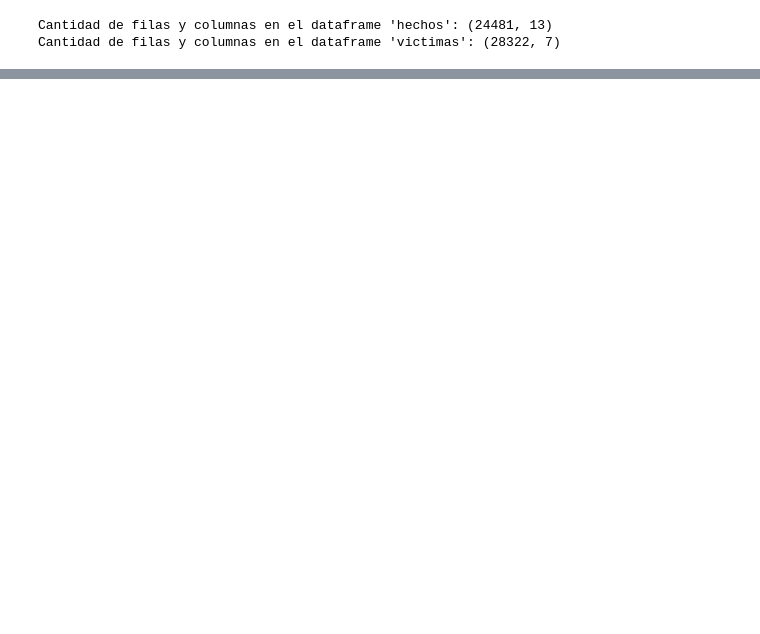
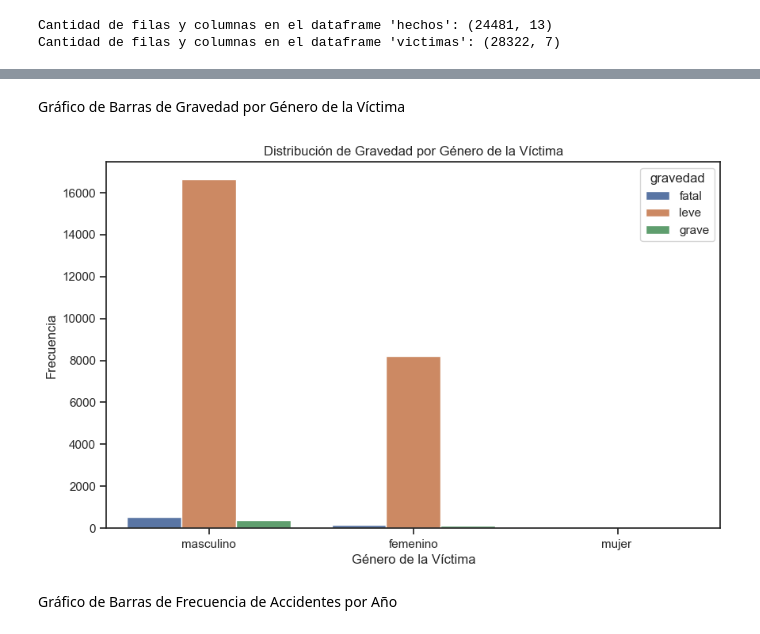
Before and after one commit to KGSanchezM/Siniestros-Viales, a Jupyter notebook: Notebooks/EDA.ipynb, the cells around one changed output, grey strips where cells are left out. Cells and saved outputs as stored; diff of their text form; code cells hidden in the pictures; blank space fills up the shorter version.

```diff
--- a/Notebooks/EDA.ipynb
+++ b/Notebooks/EDA.ipynb
@@ -154,0 +362,14 @@ Cantidad de filas y columnas en el dataframe 'victimas': (28322, 7)
+# %% [markdown]
+Gráfico de Barras de Gravedad por Género de la Víctima
+# %%
+# Crear gráfico de barras apiladas
+plt.figure(figsize=(10, 6))
+sns.countplot(x='sexo_victima', hue='gravedad', data=victimas)
+plt.title('Distribución de Gravedad por Género de la Víctima')
+plt.xlabel('Género de la Víctima')
+plt.ylabel('Frecuencia')
+plt.show()
+# %% [output]
+[figure, added]
+# %% [markdown]
+Gráfico de Barras de Frecuencia de Accidentes por Año
```
Also changed, not shown: parts of 42 cells of this notebook, 2 other files.
